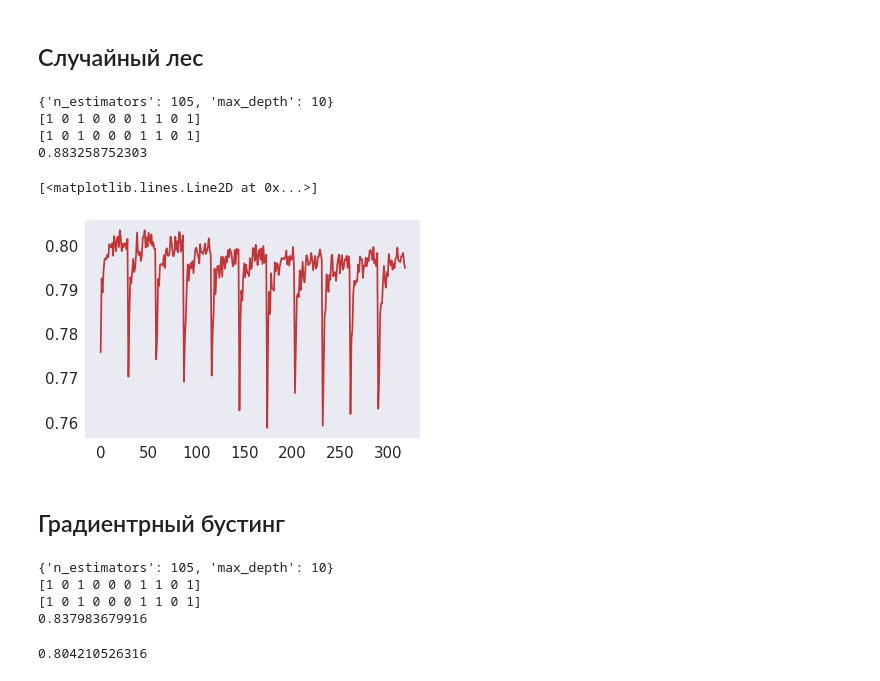
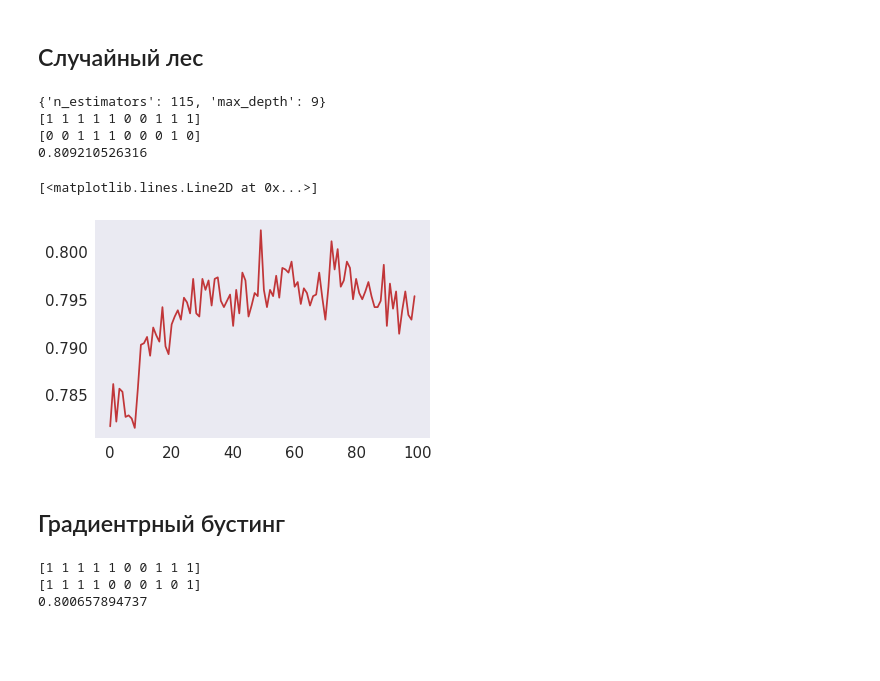
Before and after one commit to Danil328/study, a Jupyter notebook: ML/ML.ipynb, the cells around one changed output. Cells and saved outputs as stored; diff of their text form; code cells hidden in the pictures; blank space fills up the shorter version.

```diff
--- a/ML/ML.ipynb
+++ b/ML/ML.ipynb
@@ -99,7 +99,7 @@ sns.heatmap(train.corr(method='spearman'));
 # %% [output]
 [figure]
 # %%
-train_y=train.is_prolong
+target=train.is_prolong
 train.drop(axis=1,columns=['is_prolong','id'],inplace=True)
 # %% [markdown]
 ## Label Encoding
@@ -170,0 +127,14 @@ print accuracy_score(train_y,pred)
+# %%
+train_X,test_X,train_y,test_y=train_test_split(train,target,shuffle=True,random_state=17,test_size=0.2)
+# %%
+from sklearn.pipeline import Pipeline
+
+lr=LogisticRegression(n_jobs=4)
+lr_pipe = Pipeline([('scaler', StandardScaler()), ('lr', LogisticRegression(n_jobs=-1))])
+lr_params = {'lr__C':np.logspace(-3, 1, 10)}
+lr_grid = GridSearchCV(lr_pipe, lr_params,
+                         cv=5, n_jobs=-1,
+                        verbose=True)
+lr_grid.fit(train_X, train_y)
+print (lr_grid.best_params_, lr_grid.best_score_)
+print accuracy_score(test_y, lr_grid.predict(test_X))
@@ -171,54 +146,44 @@ print accuracy_score(train_y,pred)
 # %% [markdown]
 ## Случайный лес
 # %%
-rnd_forest=RandomForestClassifier(n_jobs=4)
+rnd_forest=RandomForestClassifier(n_jobs=-1)
 forest_params = {'max_depth': range(5, 15)
                 #,'max_features': range(5, len(train.columns), 1)
-                ,'n_estimators':range(50,150,10)
+                ,'n_estimators':range(70,120,5)
                 }
-search_forest=GridSearchCV(rnd_forest,forest_params)
-search_forest.fit(train,train_y)
-print (search_forest.best_params_)
+forest_grid=GridSearchCV(rnd_forest,forest_params)
+forest_grid.fit(train_X,train_y)
+print (forest_grid.best_params_)
 
-pred_forest=search_forest.predict(train)
+pred_forest=forest_grid.predict(test_X)
 print (pred_forest[:10])
-print (train_y[:10].values)
-print accuracy_score(train_y,pred_forest)
+print (test_y[:10].values)
+print accuracy_score(test_y,pred_forest)
 # %% [output]
-{'n_estimators': 105, 'max_depth': 10}
-[1 0 1 0 0 0 1 1 0 1]
-[1 0 1 0 0 0 1 1 0 1]
-0.883258752303
+{'n_estimators': 115, 'max_depth': 9}
+[1 1 1 1 1 0 0 1 1 1]
+[0 0 1 1 1 0 0 0 1 0]
+0.809210526316
 # %%
-plt.pyplot.plot(search_forest.cv_results_['mean_test_score'])
+plt.pyplot.plot(forest_grid.cv_results_['mean_test_score'])
 # %% [output]
 [<matplotlib.lines.Line2D at 0x...>]
-[figure, old version]
+[figure, new version]
 # %% [markdown]
 ## Градиентрный бустинг
 # %%
 g_boost=GradientBoostingClassifier()
-bost_params = {'max_depth': range(5, 15)
-              ,'n_estimators':range(50,150,5)}
-search_boost=GridSearchCV(g_boost,bost_params)
-search_boost.fit(train,train_y)
-print (search_forest.best_params_)
+boost_params = {'max_depth': range(5, 15)
+              ,'n_estimators':range(70,120,5)}
+boost_grid=GridSearchCV(g_boost,boost_params)
+boost_grid.fit(train_X,train_y)
+print (boost_grid.best_params_)
 
-pred_boost=search_boost.predict(train)
+pred_boost=boost_grid.predict(test_X)
 print (pred_boost[:10])
-print (train_y[:10].values)
-print accuracy_score(train_y,pred_boost)
+print (test_y[:10].values)
+print accuracy_score(test_y,pred_boost)
 # %% [output]
-{'n_estimators': 105, 'max_depth': 10}
-[1 0 1 0 0 0 1 1 0 1]
-[1 0 1 0 0 0 1 1 0 1]
-0.837983679916
+[1 1 1 1 1 0 0 1 1 1]
+[1 1 1 1 0 0 0 1 0 1]
+0.800657894737
-# %%
-X,x_val,y,y_val=train_test_split(train,train_y,shuffle=True,random_state=17)
-
-rnd_forest=RandomForestClassifier(n_jobs=4,n_estimators=105,max_depth=10)
-rnd_forest.fit(X,y)
-pred=rnd_forest.predict(x_val)
-print accuracy_score(y_val,pred)
-# %% [output]
-0.804210526316
```
Also changed, not shown: parts of 12 cells of this notebook.
